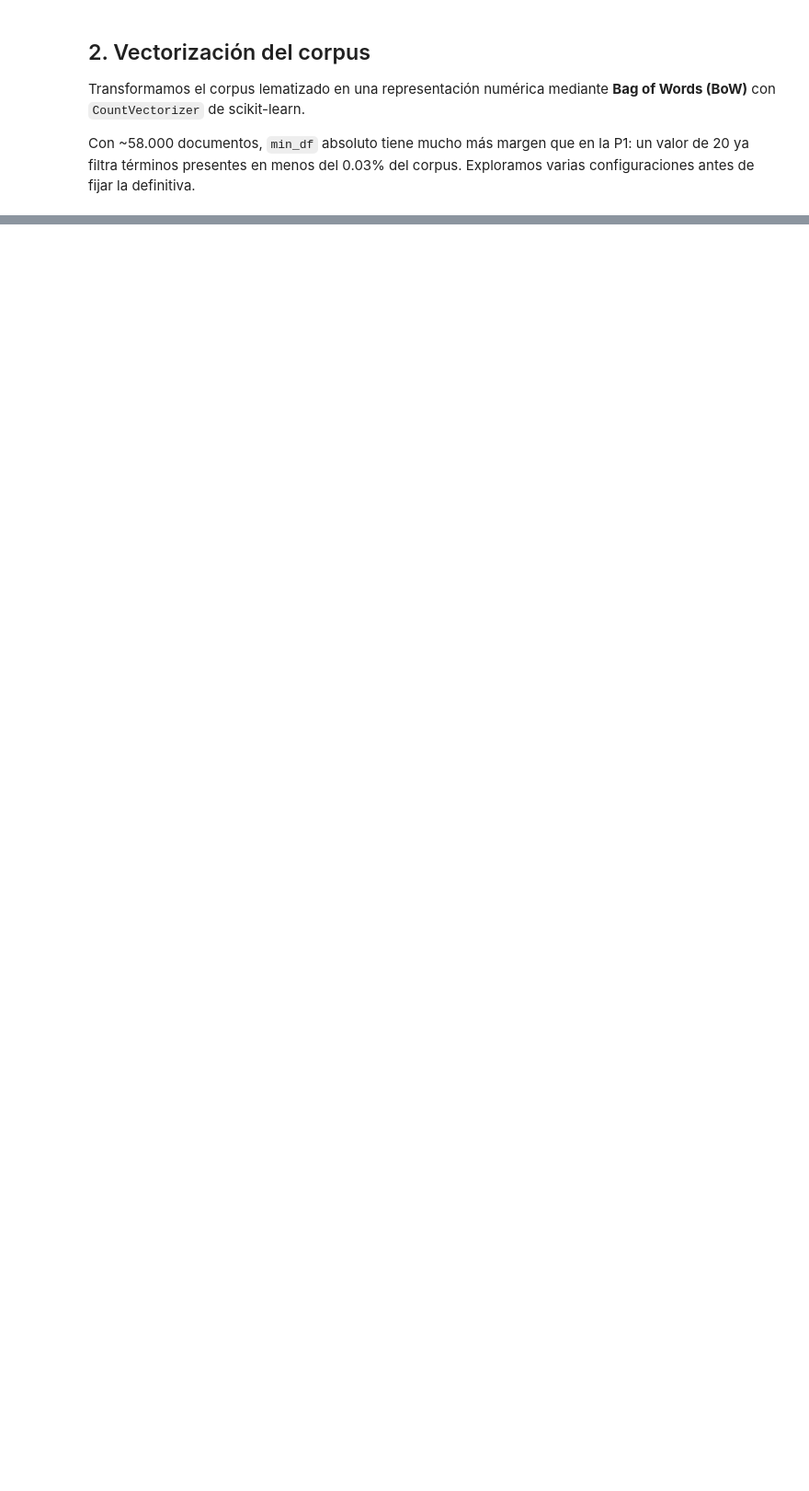
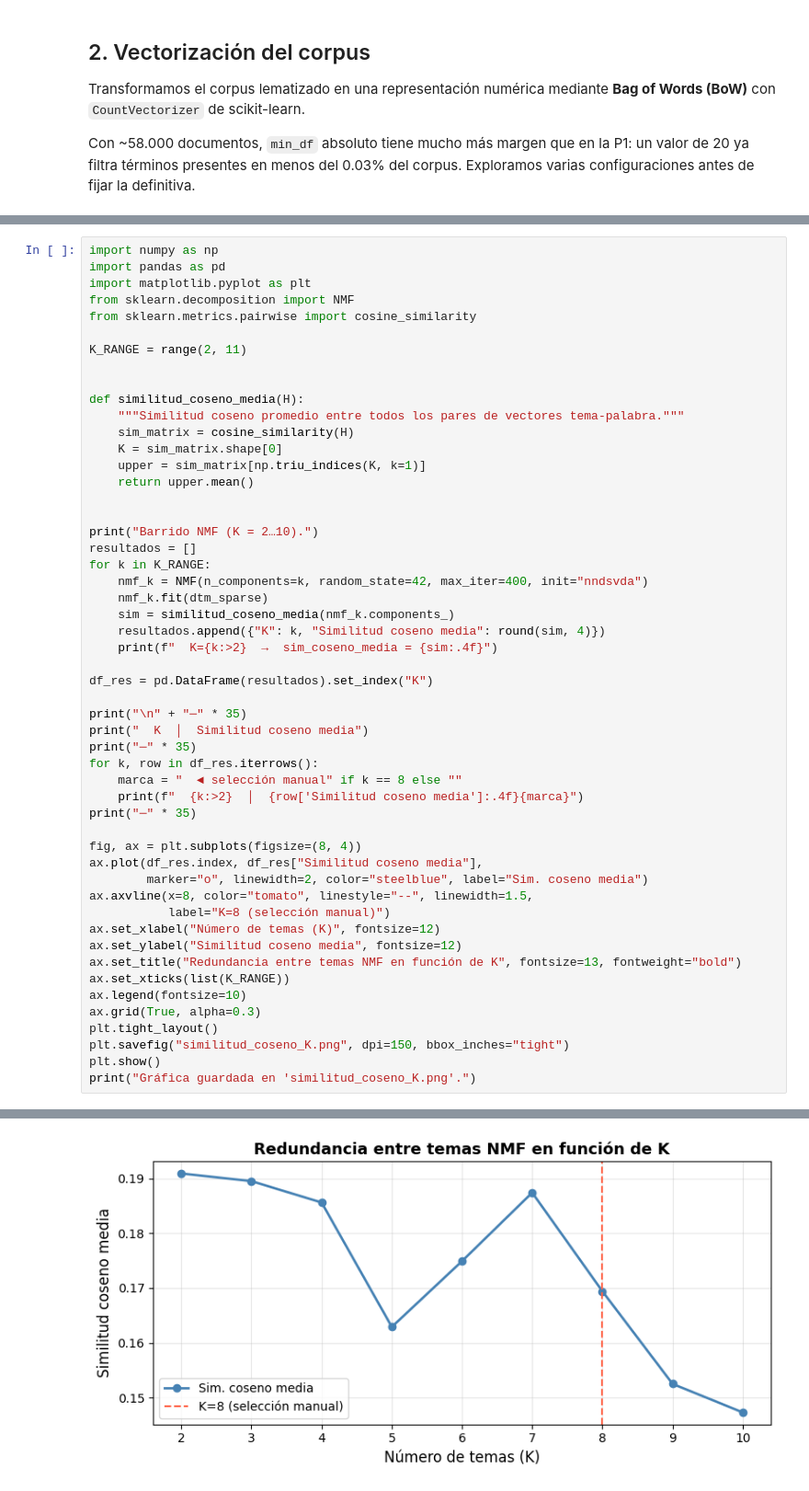
Before and after one commit to CristianRubio4/Miner-a-Textos, a Jupyter notebook: MTML_PR2.ipynb, the cells around one changed output, grey strips where cells are left out. Shown at 92% size. Saved outputs shown, nothing was run; the diff lists cells and outputs as text; blank space fills up the shorter version.

```diff
--- a/MTML_PR2.ipynb
+++ b/MTML_PR2.ipynb
@@ -253,0 +321,53 @@ En ningún caso se ha delegado en la herramienta la toma de decisiones metodoló
+# %%
+import numpy as np
+import pandas as pd
+import matplotlib.pyplot as plt
+from sklearn.decomposition import NMF
+from sklearn.metrics.pairwise import cosine_similarity
+
+K_RANGE = range(2, 11)
+
+
+def similitud_coseno_media(H):
+    """Similitud coseno promedio entre todos los pares de vectores tema-palabra."""
+    sim_matrix = cosine_similarity(H)
+    K = sim_matrix.shape[0]
+    upper = sim_matrix[np.triu_indices(K, k=1)]
+    return upper.mean()
+
+
+print("Barrido NMF (K = 2…10).")
+resultados = []
+for k in K_RANGE:
+    nmf_k = NMF(n_components=k, random_state=42, max_iter=400, init="nndsvda")
+    nmf_k.fit(dtm_sparse)
+    sim = similitud_coseno_media(nmf_k.components_)
+    resultados.append({"K": k, "Similitud coseno media": round(sim, 4)})
+    print(f"  K={k:>2}  →  sim_coseno_media = {sim:.4f}")
+
+df_res = pd.DataFrame(resultados).set_index("K")
+
+print("\n" + "─" * 35)
+print("  K  │  Similitud coseno media")
+print("─" * 35)
+for k, row in df_res.iterrows():
+    marca = "  ◄ selección manual" if k == 8 else ""
+    print(f"  {k:>2}  │  {row['Similitud coseno media']:.4f}{marca}")
+print("─" * 35)
+
+fig, ax = plt.subplots(figsize=(8, 4))
+ax.plot(df_res.index, df_res["Similitud coseno media"],
+        marker="o", linewidth=2, color="steelblue", label="Sim. coseno media")
+ax.axvline(x=8, color="tomato", linestyle="--", linewidth=1.5,
+           label="K=8 (selección manual)")
+ax.set_xlabel("Número de temas (K)", fontsize=12)
+ax.set_ylabel("Similitud coseno media", fontsize=12)
+ax.set_title("Redundancia entre temas NMF en función de K", fontsize=13, fontweight="bold")
+ax.set_xticks(list(K_RANGE))
+ax.legend(fontsize=10)
+ax.grid(True, alpha=0.3)
+plt.tight_layout()
+plt.savefig("similitud_coseno_K.png", dpi=150, bbox_inches="tight")
+plt.show()
+print("Gráfica guardada en 'similitud_coseno_K.png'.")
+# %% [output]
@@ -253,0 +391 @@ En ningún caso se ha delegado en la herramienta la toma de decisiones metodoló
+[figure, added]
```
Also changed, not shown: parts of 10 cells of this notebook, 2 other files.
